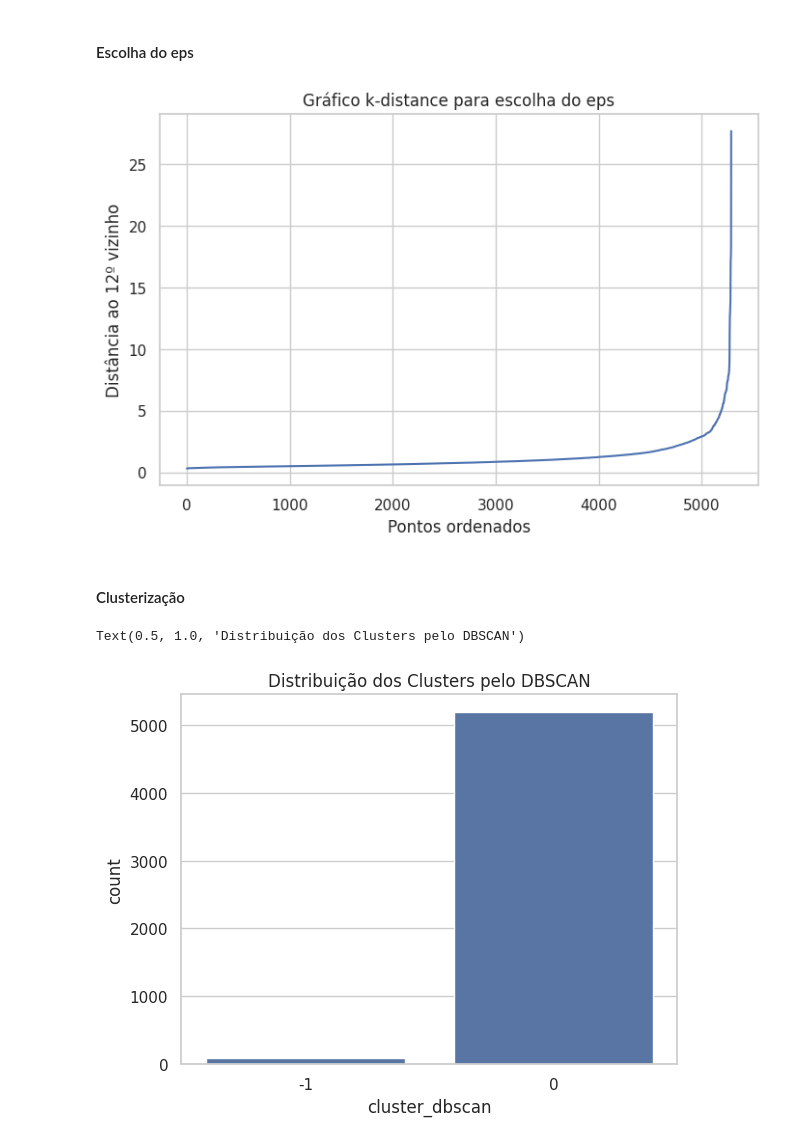
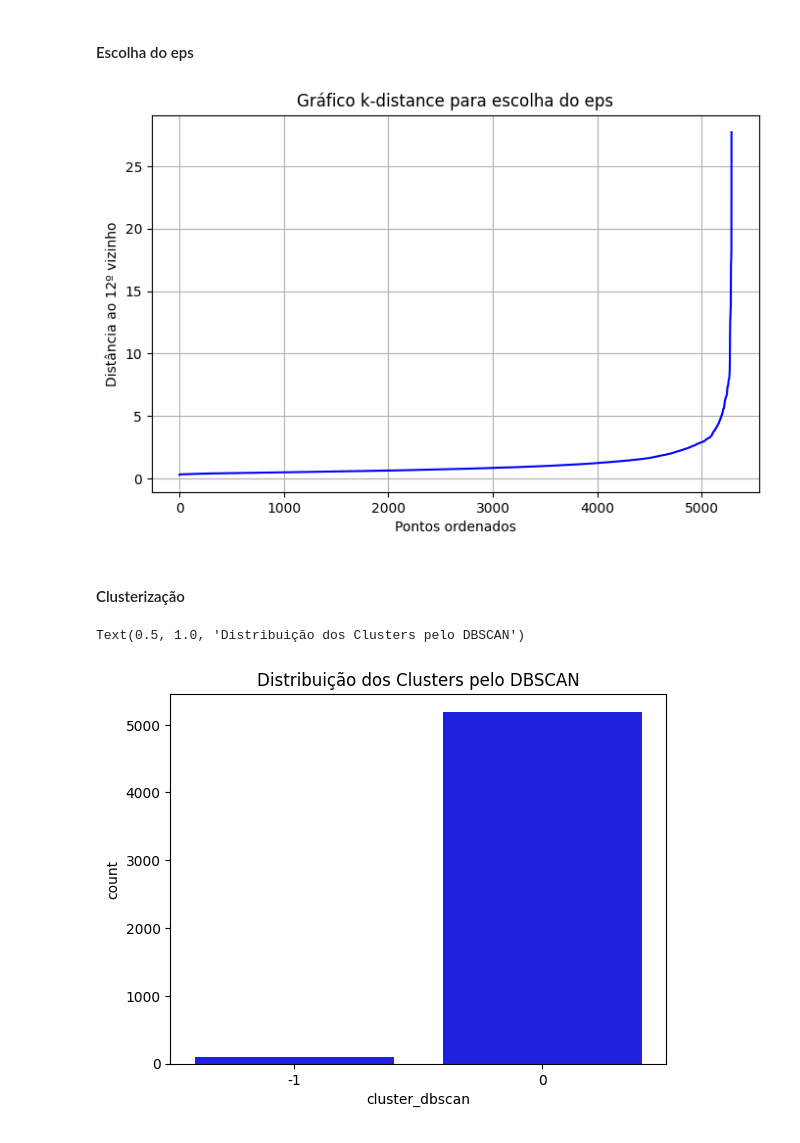
Before and after one commit to intel-comp-saude-ufes/2025-1-P1-analise-e-modelagem-de-casos-de-dengue-no-brasil, a Jupyter notebook: analise_regional.ipynb, the cells around one changed output. Cells and saved outputs as stored; diff of their text form; code cells hidden in the pictures.

Commit message:
feat: update plots of regional analysis

```diff
--- a/analise_regional.ipynb
+++ b/analise_regional.ipynb
@@ -482,9 +485,10 @@ plt.show()
 # %% [markdown]
 ##### Gráfico de barra da porcentagem de características presentes por cluster
 # %%
-sns.set(style="whitegrid")
+
 n_clusters = stats_por_cluster.T.shape[1]  # número de clusters
 
+plt.style.use("default")
 fig, axes = plt.subplots(3, 3, figsize=(18, 12))
 axes = axes.flatten()
 
@@ -495,11 +499,13 @@ for i, ax in enumerate(axes[:n_clusters]):
     ax.set_xlabel("Prevalência (%)")
     ax.set_ylabel("Variáveis")
     ax.set_xlim(0, 100)
+    # ax.grid(axis='x', alpha=0.7, zorder=0)
 
 # Remove axes extras se o número for ímpar
 for j in range(n_clusters, len(axes)):
     fig.delaxes(axes[j])
 
+
 plt.tight_layout()
 plt.suptitle("Distribuição Percentual das Variáveis por Cluster", fontsize=18, y=1.02)
 plt.savefig(f"{CHARTS_PATH}clusters_features_distribution_barplot.svg", format='svg', bbox_inches='tight')
@@ -511,6 +517,8 @@ plt.show()
 # %%
 mean_median_age = df_clustered.groupby('cluster')['mediana_idade'].mean()
 values = mean_median_age.values
+
+plt.style.use("default")
 
 # Normaliza os valores para 0-1 para aplicar no colormap
 norm = (values - values.min()) / (values.max() - values.min())
@@ -518,14 +526,14 @@ colors = [cm.Reds(v) for v in norm]
 
 # Plot
 plt.figure(figsize=(10, 6))
-sns.barplot(x=mean_median_age.index, y=values, palette=colors)
+sns.barplot(x=mean_median_age.index, y=values, palette=colors, zorder=3)
 
 plt.title("Média da Mediana de Idades por Cluster", fontsize=16)
 plt.xlabel("Cluster")
 plt.ylabel("Média da Mediana de Idade")
 plt.xticks(mean_median_age.index)
 plt.ylim(0, values.max() + 5)
-plt.grid(axis='y', linestyle='--', alpha=0.7)
+plt.grid(axis='y', alpha=0.7, zorder=0)
 
 # Mostra os valores acima das barras
 for i, v in enumerate(values):
@@ -638,7 +646,7 @@ Salva figuras individuais para cada subplot.
 output_path = f"{CHARTS_PATH}clusters_combined_features_and_maps"
 os.makedirs(output_path, exist_ok=True)
 
-sns.set(style="whitegrid")
+# sns.set_theme(style="white")
 n_clusters = stats_por_cluster.T.shape[1]
 cltrs = sorted(df_long['cluster'].unique())
 
@@ -660,7 +668,7 @@ for i in range(n_clusters):
         ax=axes[0],
         hue=cluster_data.index,
         palette="Reds",
-        dodge=False
+        dodge=False,
     )
     axes[0].set_title("Distribuição das variáveis", fontsize=14)
     axes[0].set_xlabel("Prevalência (%)")
@@ -671,9 +679,9 @@ for i in range(n_clusters):
     mapa.plot(
         column="prevalencia",
         cmap="OrRd",
-        linewidth=0.8,
+        linewidth=0.5,
         ax=axes[1],
-        edgecolor='0.8',
+        edgecolor='0.5',
         legend=False,
         missing_kwds={"color": "lightgrey", "label": "Sem dados"},
     )
@@ -690,7 +698,7 @@ for i in range(n_clusters):
                 va='center',
                 fontsize=8,
                 color='black',
-                weight='bold'
+                weight='bold',
             )
         except:
             continue
@@ -728,7 +736,8 @@ L = csgraph.laplacian(A, normed = True).todense()
 values, _ = LA.eigh(L)
 
 # Plotando os valores dos gaps
-plt.scatter([i for i in range(1, 21)], values[:20])
+plt.style.use("default")
+plt.scatter([i for i in range(1, 21)], values[:20], color="blue")
 plt.xlabel('Índice do autovalor')
 plt.ylabel('Autovalor');
 # %% [output]
@@ -787,14 +796,14 @@ distances, indices = neighbors_fit.kneighbors(features_norm)
 distances = np.sort(distances[:, -1])  # distância até o 10º vizinho
 
 plt.figure(figsize=(8, 5))
-plt.plot(distances)
+plt.plot(distances, color="blue")
 plt.title("Gráfico k-distance para escolha do eps")
 plt.xlabel("Pontos ordenados")
 plt.ylabel(f"Distância ao {k}º vizinho")
 plt.grid(True)
 plt.show()
 # %% [output]
-[figure, old version]
+[figure, new version]
 # %% [markdown]
 #### Clusterização
 # %%
@@ -803,8 +812,8 @@ labels = dbscan.fit_predict(features_norm)
 
 df_clustered['cluster_dbscan'] = labels
 # %%
-sns.countplot(x='cluster_dbscan', data=df_clustered)
+sns.countplot(x='cluster_dbscan', data=df_clustered, color="blue")
 plt.title("Distribuição dos Clusters pelo DBSCAN")
 # %% [output]
 Text(0.5, 1.0, 'Distribuição dos Clusters pelo DBSCAN')
-[figure, old version]
+[figure, new version]
```
Also changed, not shown: parts of 13 cells of this notebook, 17 other files.
